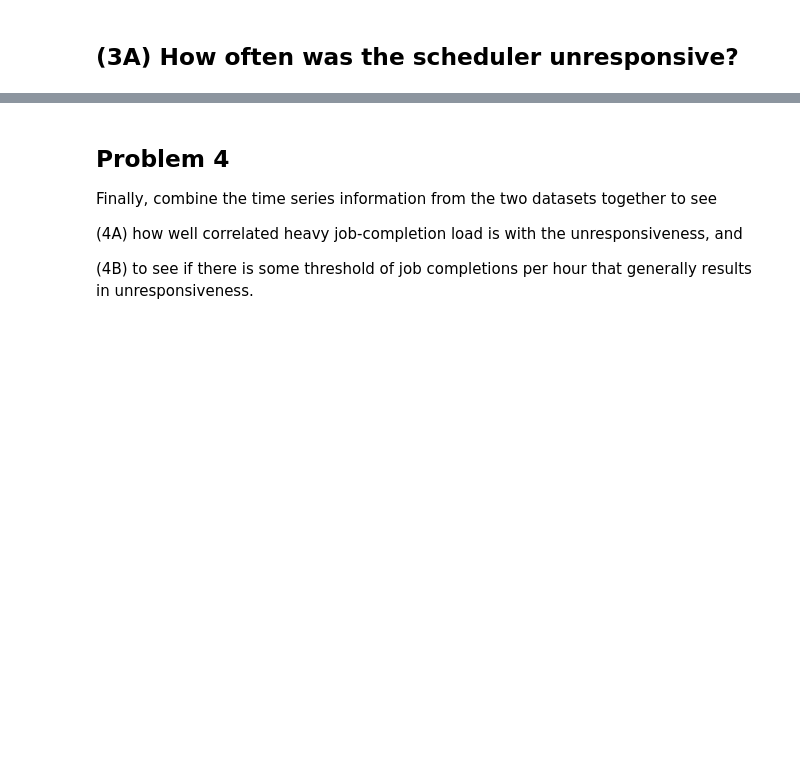
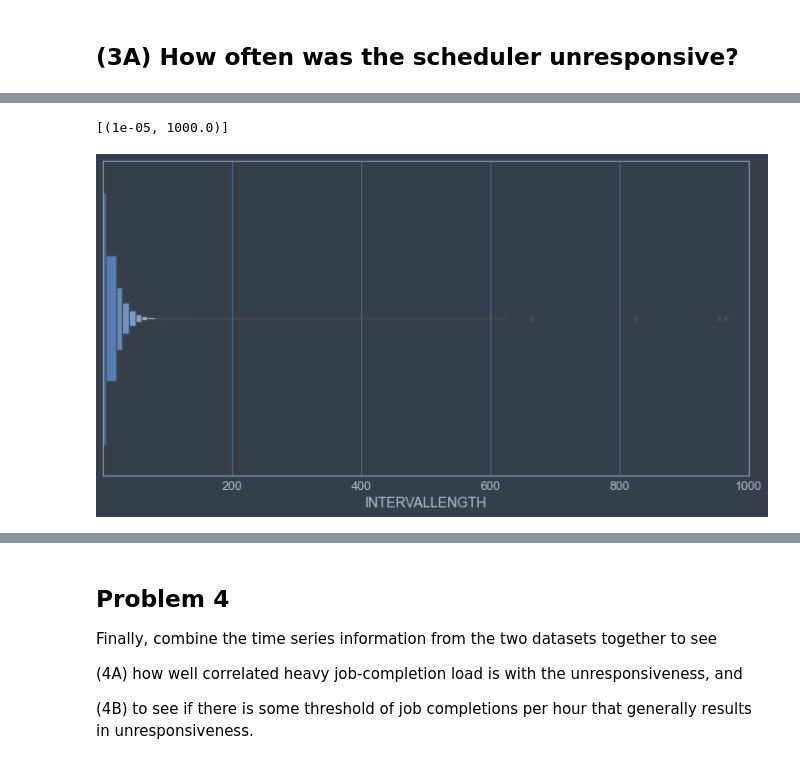
Before and after one commit to jrioross/accre-data-nerds, a Jupyter notebook: notebooks/jrr_02_logs_exploration.ipynb, the cells around one changed output, grey strips where cells are left out. Drawn from its saved outputs; the diff is of its cells as text; code cells hidden in the pictures; blank space fills up the shorter version.

```diff
--- a/notebooks/jrr_02_logs_exploration.ipynb
+++ b/notebooks/jrr_02_logs_exploration.ipynb
@@ -90,0 +91,12 @@ Name: UNRESPONSIVE, dtype: float64
+# %%
+counter = 0
+def unresponsive_grouper(x):
+    global counter
+    if x == False:
+        counter += 1
+        entry = np.nan
+    else:
+        entry = counter
+    return entry
+# %%
+ce['UNRESPONSIVEGROUP'] = ce['UNRESPONSIVE'].apply(unresponsive_grouper)
@@ -90,0 +123,7 @@ Name: UNRESPONSIVE, dtype: float64
+# %%
+unresponsive_intervals = (ce.groupby('UNRESPONSIVEGROUP', as_index = False)
+                          ['DATETIME']
+                          .apply(lambda x: x.max() - x.min())
+                          .rename(columns = {'DATETIME' : 'INTERVALLENGTH'})
+                       )
+unresponsive_intervals
@@ -90,0 +156,7 @@ Name: UNRESPONSIVE, dtype: float64
+# %%
+plt.subplots(figsize = (12, 6))
+ax = sns.boxenplot(x = unresponsive_intervals['INTERVALLENGTH'].astype('timedelta64[s]'))
+ax.set(xlim = (0.00001, 1000))
+# %% [output]
+[(1e-05, 1000.0)]
+[figure, added]
```
Also changed, not shown: parts of 28 cells of this notebook, 1 other file.
